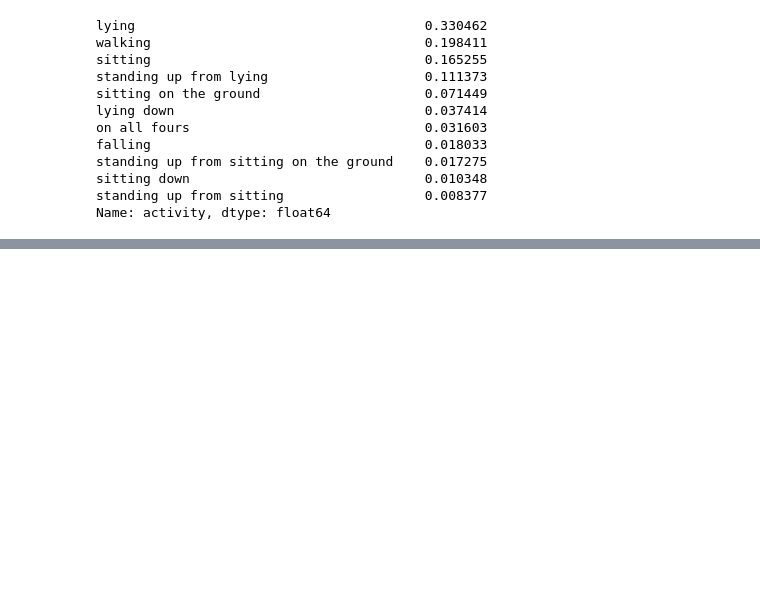
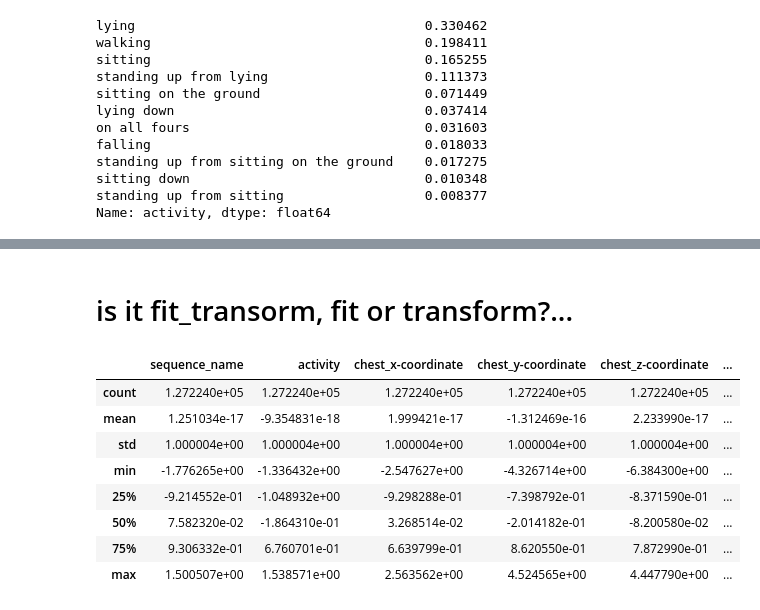
Before and after one commit to tjex/mlmt-project, a Jupyter notebook: tillman/svm-merged-data.ipynb, the cells around one changed output, grey strips where cells are left out. Drawn from its saved outputs; the diff is of its cells as text; code cells hidden in the pictures; blank space fills up the shorter version.

Commit message:
svm wip - encoding before scaling

```diff
--- a/tillman/svm-merged-data.ipynb
+++ b/tillman/svm-merged-data.ipynb
@@ -103,0 +107,52 @@ for i, column in enumerate(df):
+# %%
+# preparing data for the model
+
+# drop the target class from the X set and build y set from it
+# droping the A01 sequence as we want an entire sequence to be unseen
+# by the model so that we can have a higher confidence that the model will not simply
+# learn how these specific participants move. Testing the model then on unseen data from an
+# individual's entire data set can help evaluate this.
+
+X = df.drop(['activity'], axis = 1)
+X = df[df['sequence_name'] != 'A01']
+y = df['activity']
+y = df[df['sequence_name'] != 'A01']
+
+
+
+X_train, X_test, y_train, y_test = train_test_split(X, y, test_size = 0.2, random_state = 0)
+# %% [markdown]
+# is it fit_transorm, fit or transform?...
+# %%
+# encode the categorical labels before scaling
+le = LabelEncoder()
+
+# Encode sequence_name column
+X_train['sequence_name'] = le.fit_transform(X_train['sequence_name'])
+X_test['sequence_name'] = le.transform(X_test['sequence_name'])
+
+# Encode activity column
+X_train['activity'] = le.fit_transform(X_train['activity'])
+X_test['activity'] = le.transform(X_test['activity'])
+# %%
+# feature scaling
+
+cols = X_train.columns
+scaler = StandardScaler()
+
+X_train = scaler.fit_transform(X_train)
+X_test = scaler.transform(X_test)
+X_train = pd.DataFrame(X_train, columns=[cols])
+X_test = pd.DataFrame(X_test, columns=[cols])
+
+X_train.describe()
+# %% [output]
+|  | sequence_name | activity | chest_x-coordinate | chest_y-coordinate | chest_z-coordinate | ... |
+| count | 1.272240e+05 | 1.272240e+05 | 1.272240e+05 | 1.272240e+05 | 1.272240e+05 | ... |
+| mean | 1.251034e-17 | -9.354831e-18 | 1.999421e-17 | -1.312469e-16 | 2.233990e-17 | ... |
+| std | 1.000004e+00 | 1.000004e+00 | 1.000004e+00 | 1.000004e+00 | 1.000004e+00 | ... |
+| min | -1.776265e+00 | -1.336432e+00 | -2.547627e+00 | -4.326714e+00 | -6.384300e+00 | ... |
+| 25% | -9.214552e-01 | -1.048932e+00 | -9.298288e-01 | -7.398792e-01 | -8.371590e-01 | ... |
+| 50% | 7.582320e-02 | -1.864310e-01 | 3.268514e-02 | -2.014182e-01 | -8.200580e-02 | ... |
+| 75% | 9.306332e-01 | 6.760701e-01 | 6.639799e-01 | 8.620550e-01 | 7.872990e-01 | ... |
+| max | 1.500507e+00 | 1.538571e+00 | 2.563562e+00 | 4.524565e+00 | 4.447790e+00 | ... |
```
Also changed, not shown: parts of 7 cells of this notebook.
